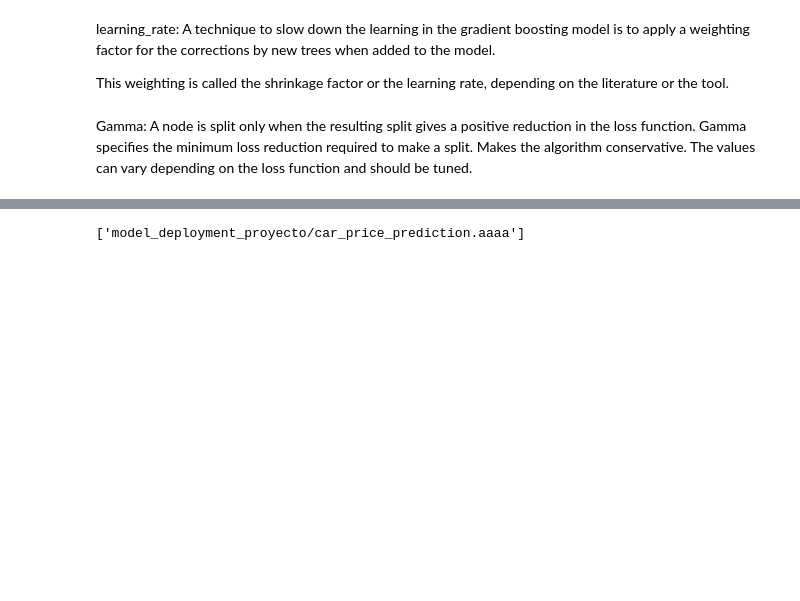
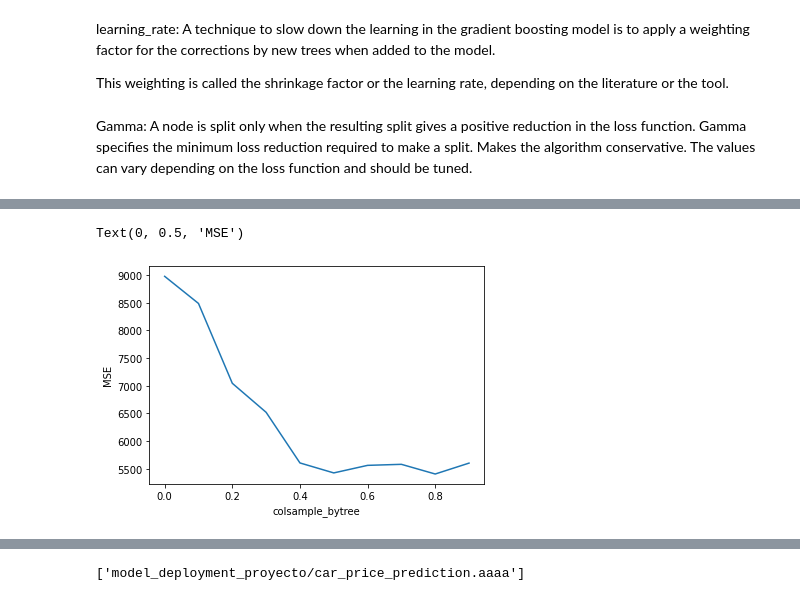
Before and after one commit to catalinalago/Proyecto2_ModelosAvanzadosMIIA, a Jupyter notebook: Exercises/P2-UsedVehiclePricePredictionCL.ipynb, the cells around one changed output, grey strips where cells are left out. Saved outputs shown, nothing was run; the diff lists cells and outputs as text; code cells hidden in the pictures; blank space fills up the shorter version.

```diff
--- a/Exercises/P2-UsedVehiclePricePrediction2.ipynb
+++ b/Exercises/P2-UsedVehiclePricePredictionCL.ipynb
@@ -287,0 +607,12 @@ Example:
+# %%
+# defining colsample_bytree
+col_range = np.arange(0, 1, 0.1)
+
+# list to store the average RMSE
+accuracy_scores = []
+
+for col in col_range:
+    xgb_model = XGBRegressor(objective="reg:linear",colsample_bytree=col ,eta=0.2,random_state=42)
+    xgb_model.fit(X_train, y_train)
+    y_pred = xgb_model.predict(X_test)
+    accuracy_scores.append(mean_squared_error(y_pred, y_test.values)**0.5)
@@ -287,0 +630,7 @@ Example:
+# %%
+plt.plot(col_range, accuracy_scores)
+plt.xlabel('colsample_bytree')
+plt.ylabel('MSE')
+# %% [output]
+Text(0, 0.5, 'MSE')
+[figure, added]
```
Also changed, not shown: parts of 81 cells of this notebook.
